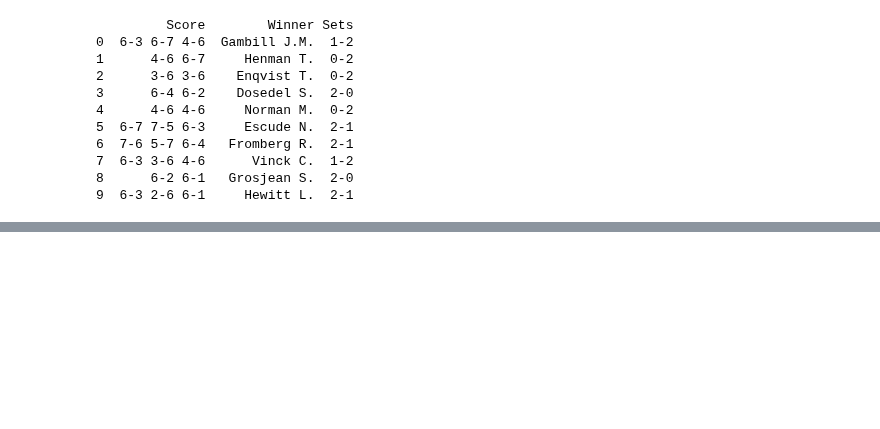
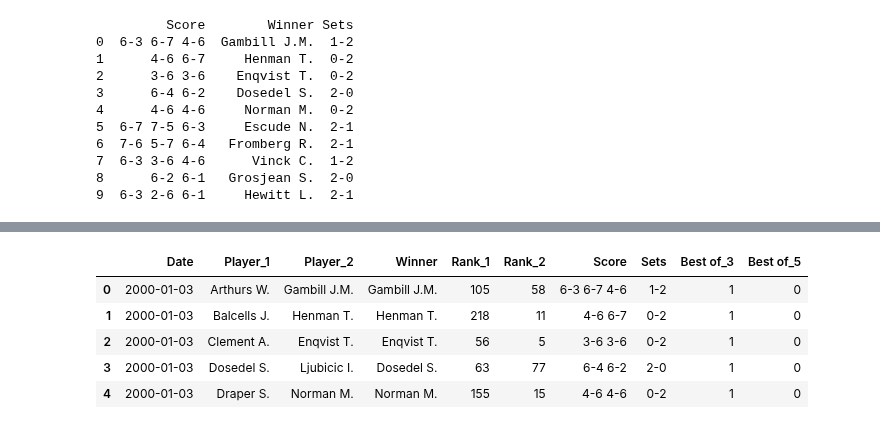
Before and after one commit to NattInsights/ds, a Jupyter notebook: tennis_analysis.ipynb, the cells around one changed output, grey strips where cells are left out. Saved outputs shown, nothing was run; the diff lists cells and outputs as text; code cells hidden in the pictures; blank space fills up the shorter version.

Commit message:
df1 and df_dummy created

```diff
--- a/tennis_analysis.ipynb
+++ b/tennis_analysis.ipynb
@@ -91,11 +91,14 @@ games = np.array(games, dtype=int)
 print(games)
 # %% [output]
 [6 2]
+# %%
+# creating a new df with only attributes necessary to predict winner of a particular match up
+df1 = df.drop(["Tournament", "Series", "Court", "Surface", "Round", "Pts_1", "Pts_2", "Odd_1", "Odd_2"], axis = 1)
 # %%
 # 1. Define a function to calculate sets won by each player
 def calculate_sets(score):
 
-    # Handle missing or invalid scores
+    # Handle missing or invalid scores, not inherently needed due to 0 nulls ascertained above
     if pd.isna(score) or not isinstance(score, str):
         return np.nan
 
@@ -119,10 +122,10 @@ def calculate_sets(score):
     return f"{p1_sets}-{p2_sets}"
 
 # 5. Apply the function to the entire Score column
-df["Sets"] = df["Score"].apply(calculate_sets)
+df1["Sets"] = df["Score"].apply(calculate_sets)
 
 # 6. Inspect the results
-print(df[["Score", "Winner", "Sets"]].head(10))
+print(df1[["Score", "Winner", "Sets"]].head(10))
 # %% [output]
          Score        Winner Sets
 0  6-3 6-7 4-6  Gambill J.M.  1-2
@@ -137,0 +164,13 @@ print(df[["Score", "Winner", "Sets"]].head(10))
+# %%
+# dummy values for categorical variables
+df_dummy = pd.get_dummies(df1, columns= ["Best of"], dtype=int, drop_first=False)
+# %%
+# best of 3 and 5 can be checked as true/false or 1, 0 making comparisons easier
+df_dummy.head()
+# %% [output]
+|  | Date | Player_1 | Player_2 | Winner | Rank_1 | Rank_2 | Score | Sets | Best of_3 | Best of_5 |
+| 0 | 2000-01-03 | Arthurs W. | Gambill J.M. | Gambill J.M. | 105 | 58 | 6-3 6-7 4-6 | 1-2 | 1 | 0 |
+| 1 | 2000-01-03 | Balcells J. | Henman T. | Henman T. | 218 | 11 | 4-6 6-7 | 0-2 | 1 | 0 |
+| 2 | 2000-01-03 | Clement A. | Enqvist T. | Enqvist T. | 56 | 5 | 3-6 3-6 | 0-2 | 1 | 0 |
+| 3 | 2000-01-03 | Dosedel S. | Ljubicic I. | Dosedel S. | 63 | 77 | 6-4 6-2 | 2-0 | 1 | 0 |
+| 4 | 2000-01-03 | Draper S. | Norman M. | Norman M. | 155 | 15 | 4-6 4-6 | 0-2 | 1 | 0 |
```
Also changed, not shown: parts of 8 cells of this notebook.
